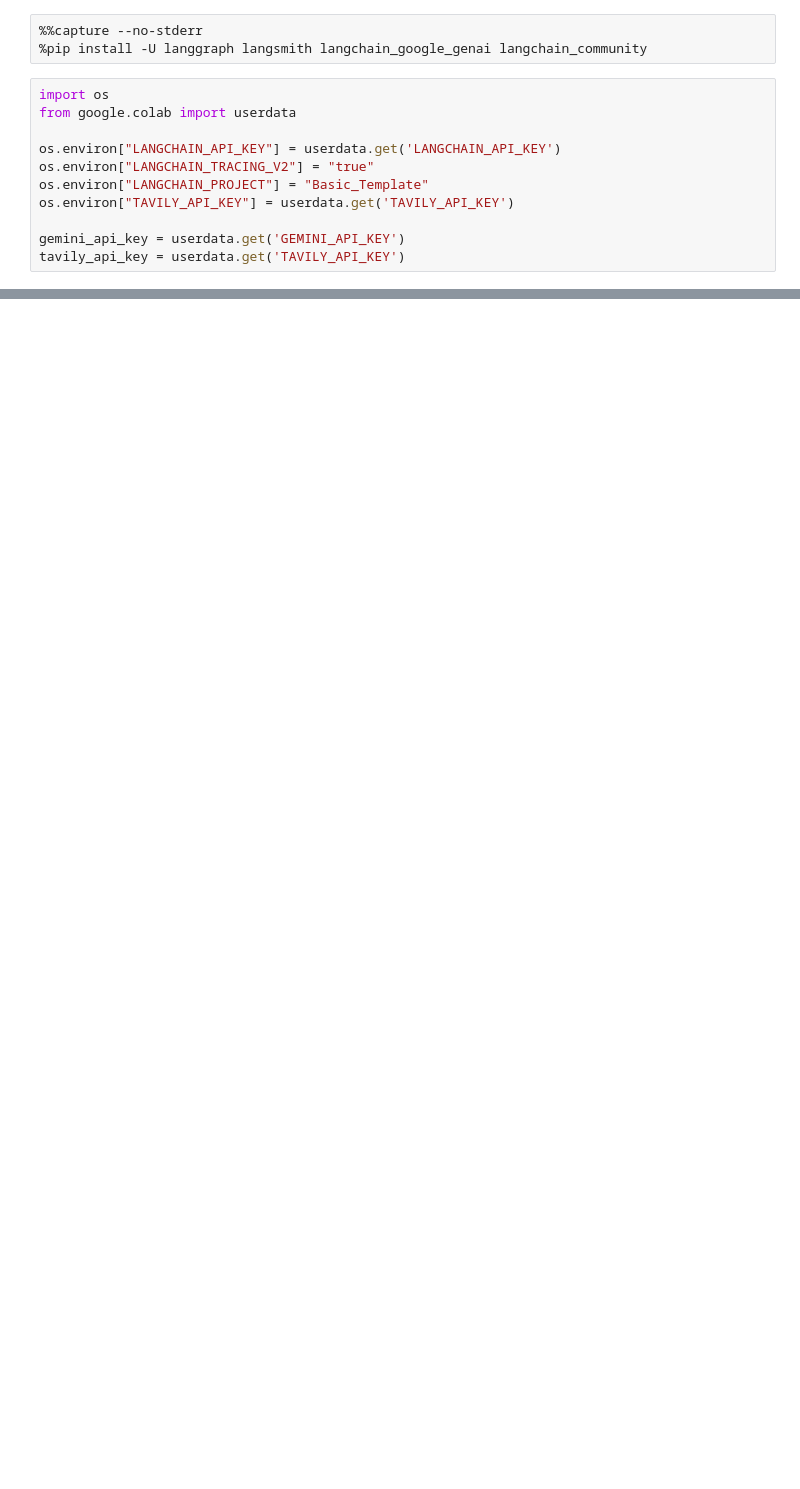
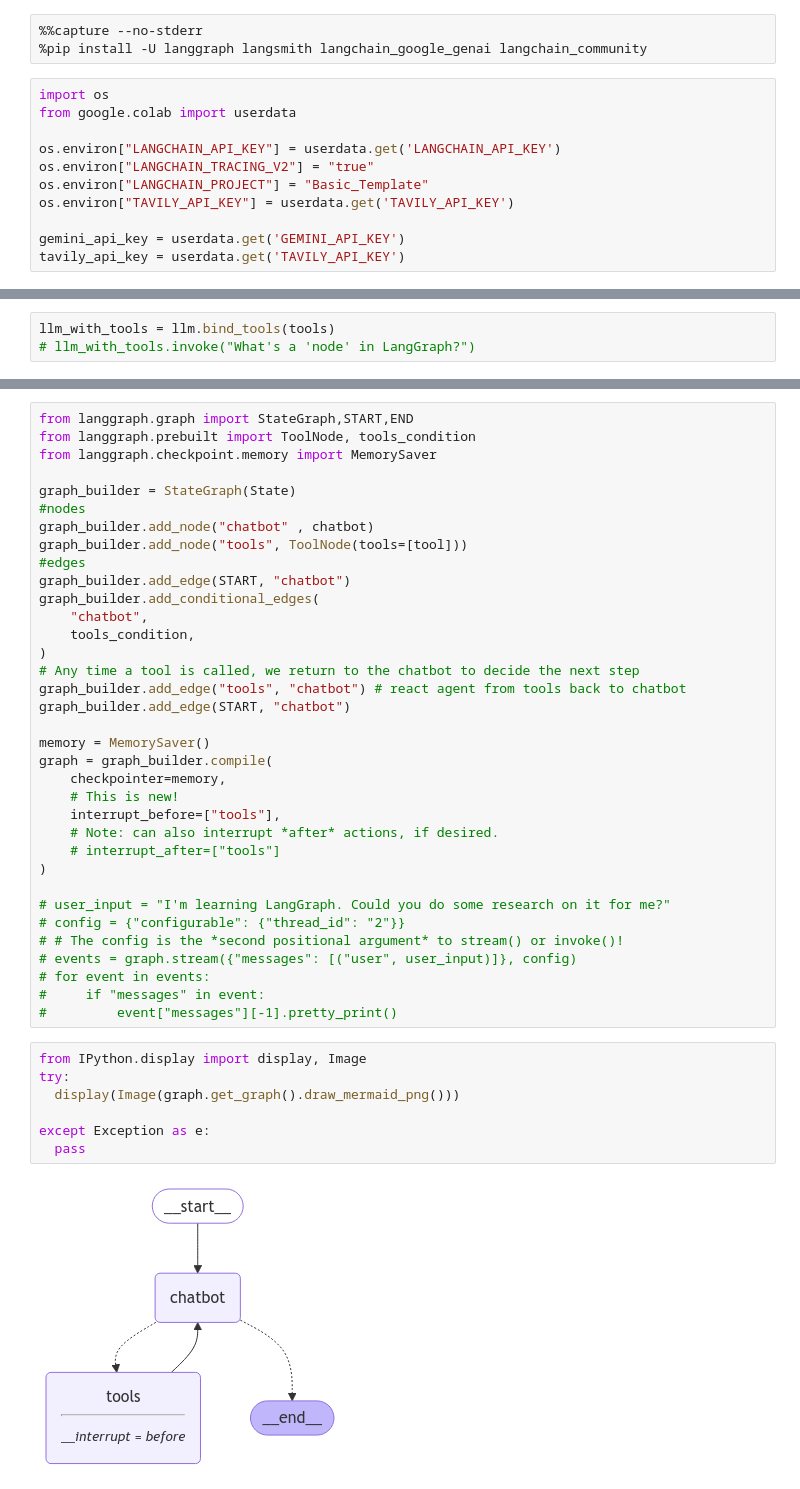
Before and after one commit to shaqas86/Langgraph_EcoSystem, a Jupyter notebook: Basic_Template.ipynb, the cells around one changed output, grey strips where cells are left out. Saved outputs shown, nothing was run; the diff lists cells and outputs as text; blank space fills up the shorter version.

```diff
--- a/Basic_Template.ipynb
+++ b/Basic_Template.ipynb
@@ -28,0 +324,3 @@ AIMessage(content='Hello there!\n', additional_kwargs={}, response_metadata={'pr
+# %%
+llm_with_tools = llm.bind_tools(tools)
+# llm_with_tools.invoke("What's a 'node' in LangGraph?")
@@ -28,0 +356,44 @@ AIMessage(content='Hello there!\n', additional_kwargs={}, response_metadata={'pr
+# %%
+from langgraph.graph import StateGraph,START,END
+from langgraph.prebuilt import ToolNode, tools_condition
+from langgraph.checkpoint.memory import MemorySaver
+
+graph_builder = StateGraph(State)
+#nodes
+graph_builder.add_node("chatbot" , chatbot)
+graph_builder.add_node("tools", ToolNode(tools=[tool]))
+#edges
+graph_builder.add_edge(START, "chatbot")
+graph_builder.add_conditional_edges(
+    "chatbot",
+    tools_condition,
+)
+# Any time a tool is called, we return to the chatbot to decide the next step
+graph_builder.add_edge("tools", "chatbot") # react agent from tools back to chatbot
+graph_builder.add_edge(START, "chatbot")
+
+memory = MemorySaver()
+graph = graph_builder.compile(
+    checkpointer=memory,
+    # This is new!
+    interrupt_before=["tools"],
+    # Note: can also interrupt *after* actions, if desired.
+    # interrupt_after=["tools"]
+)
+
+# user_input = "I'm learning LangGraph. Could you do some research on it for me?"
+# config = {"configurable": {"thread_id": "2"}}
+# # The config is the *second positional argument* to stream() or invoke()!
+# events = graph.stream({"messages": [("user", user_input)]}, config)
+# for event in events:
+#     if "messages" in event:
+#         event["messages"][-1].pretty_print()
+# %%
+from IPython.display import display, Image
+try:
+  display(Image(graph.get_graph().draw_mermaid_png()))
+
+except Exception as e:
+  pass
+# %% [output]
+[figure, added]
```
Also changed, not shown: parts of 35 cells of this notebook.
